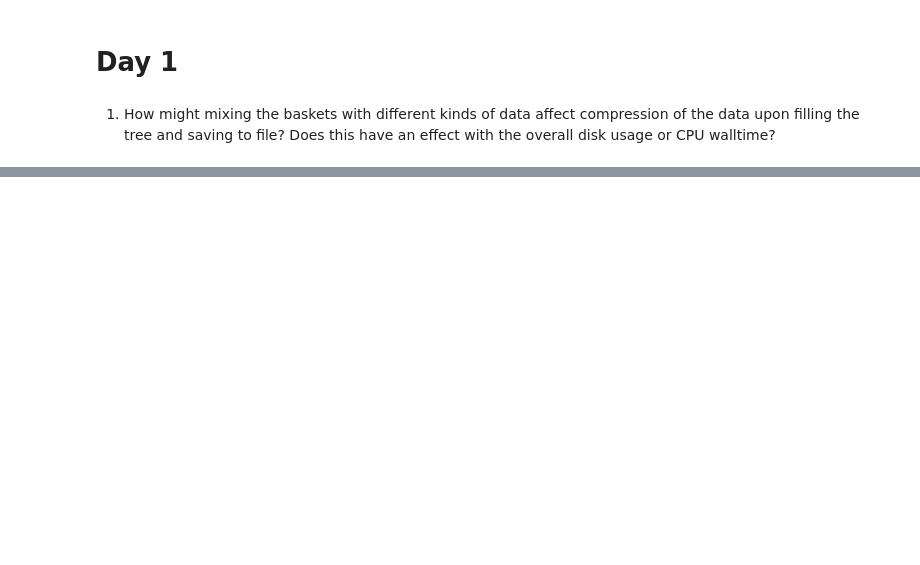
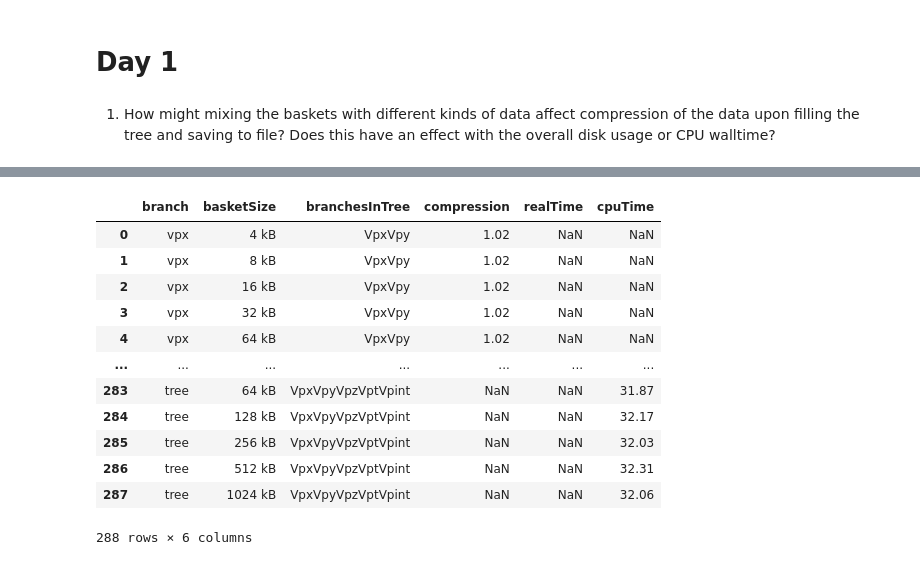
Before and after one commit to ajbyrnes/phy596, a Jupyter notebook: hw3/answers.ipynb, the cells around one changed output, grey strips where cells are left out. Cells and saved outputs as stored; diff of their text form; code cells hidden in the pictures; blank space fills up the shorter version.

```diff
--- a/hw3/answers.ipynb
+++ b/hw3/answers.ipynb
@@ -18,0 +119,35 @@ CPU walltime could also increase because the compressor has to do more work -- g
+# %%
+import pandas as pd
+
+def dictToDataFrame(data, branchName, valueName):
+    df = pd.DataFrame(data)
+    df['branch'] = branchName
+    df['basketSize'] = basketSizes
+    return df.melt(id_vars=['branch', 'basketSize'], var_name='branchesInTree', value_name=valueName)
+
+dfx = dictToDataFrame(data['vpx'], 'vpx', 'compression')
+dfy = dictToDataFrame(data['vpy'], 'vpy', 'compression')
+dfz = dictToDataFrame(data['vpz'], 'vpz', 'compression')
+dft = dictToDataFrame(data['vpt'], 'vpt', 'compression')
+dfint = dictToDataFrame(data['vpint'], 'vpint', 'compression')
+dftreecomp = dictToDataFrame(data['tree']['compression'], 'tree', 'compression')
+dftreetimereal = dictToDataFrame(data['tree']['time']['real'], 'tree', 'realTime')
+dftreetimecpu = dictToDataFrame(data['tree']['time']['cpu'], 'tree', 'cpuTime')
+
+df = pd.concat([dfx, dfy, dfz, dft, dfint, dftreecomp, dftreetimereal, dftreetimecpu], ignore_index=True)
+df.basketSize = df.basketSize.astype(str) + ' kB'
+df
+# %% [output]
+|  | branch | basketSize | branchesInTree | compression | realTime | cpuTime |
+| 0 | vpx | 4 kB | VpxVpy | 1.02 | NaN | NaN |
+| 1 | vpx | 8 kB | VpxVpy | 1.02 | NaN | NaN |
+| 2 | vpx | 16 kB | VpxVpy | 1.02 | NaN | NaN |
+| 3 | vpx | 32 kB | VpxVpy | 1.02 | NaN | NaN |
+| 4 | vpx | 64 kB | VpxVpy | 1.02 | NaN | NaN |
+| ... | ... | ... | ... | ... | ... | ... |
+| 283 | tree | 64 kB | VpxVpyVpzVptVpint | NaN | NaN | 31.87 |
+| 284 | tree | 128 kB | VpxVpyVpzVptVpint | NaN | NaN | 32.17 |
+| 285 | tree | 256 kB | VpxVpyVpzVptVpint | NaN | NaN | 32.03 |
+| 286 | tree | 512 kB | VpxVpyVpzVptVpint | NaN | NaN | 32.31 |
+| 287 | tree | 1024 kB | VpxVpyVpzVptVpint | NaN | NaN | 32.06 |
+288 rows × 6 columns
```
Also changed, not shown: parts of 24 cells of this notebook, 19 other files.
